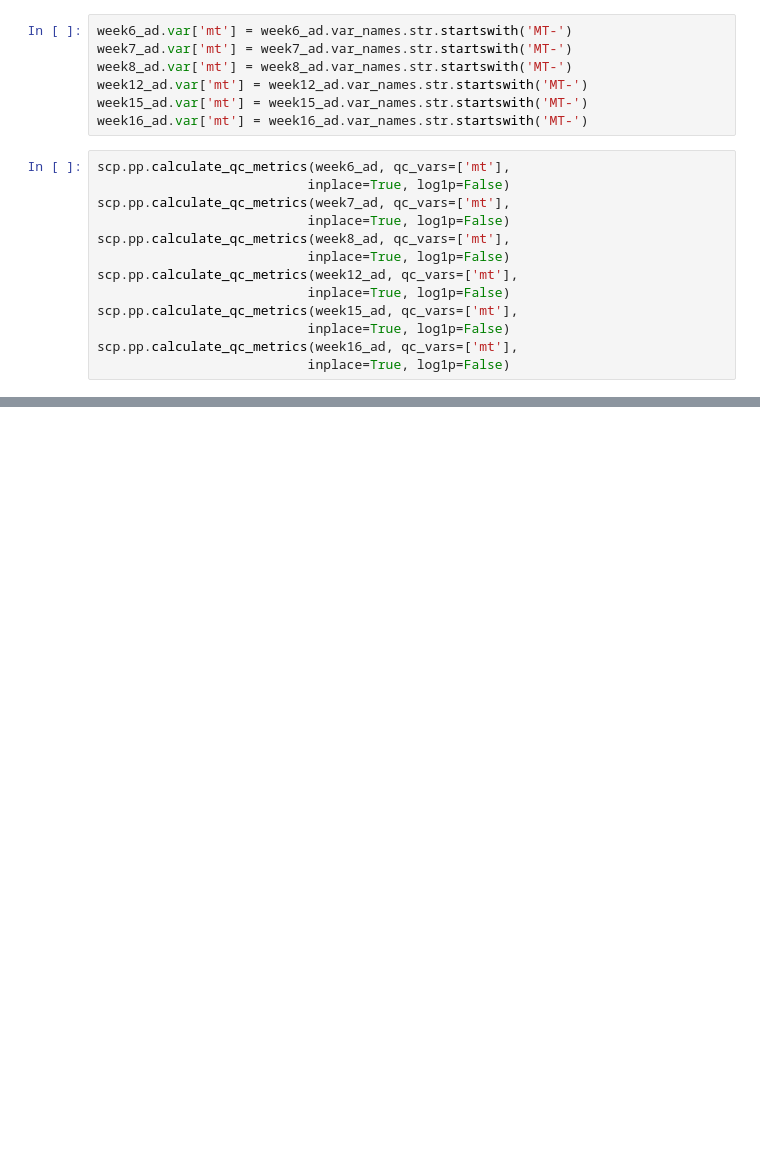
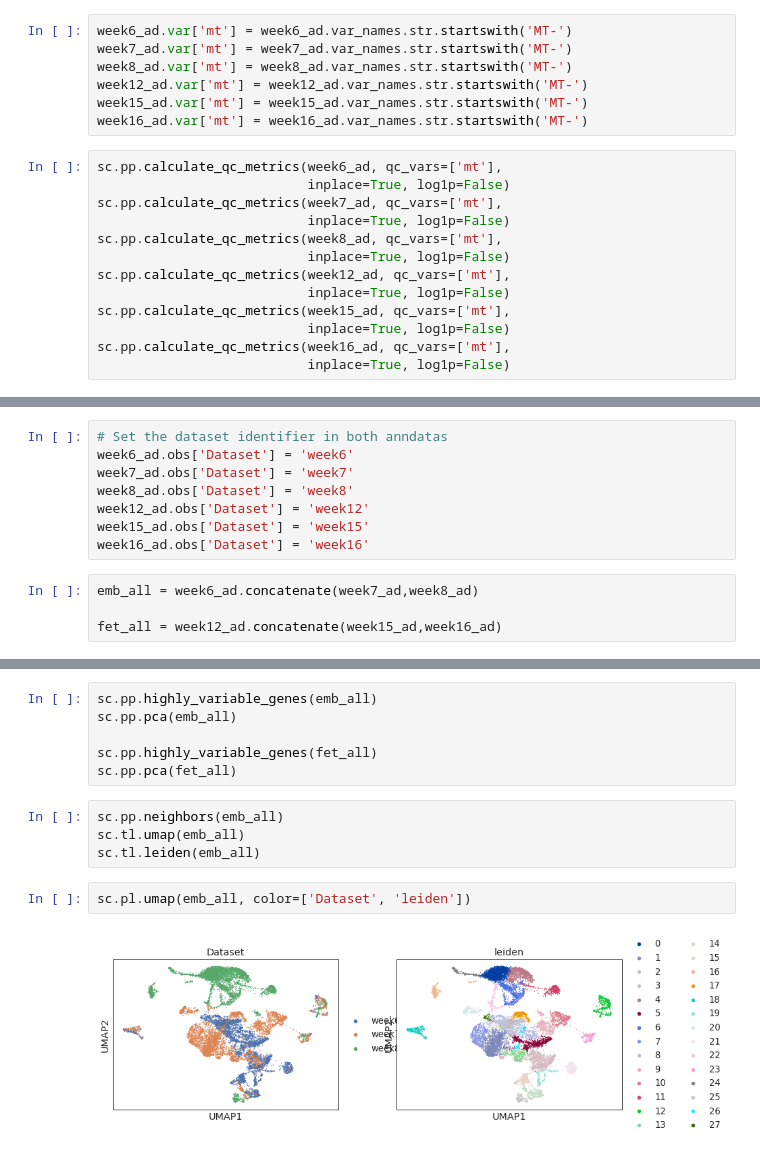
Before and after one commit to bchansen3/sc-testis_sum, a Jupyter notebook: sc-data_workup.ipynb, the cells around one changed output, grey strips where cells are left out. Cells and saved outputs as stored; diff of their text form; blank space fills up the shorter version.

```diff
--- a/sc-data_workup.ipynb
+++ b/sc-data_workup.ipynb
@@ -52,16 +43,16 @@ week12_ad.var['mt'] = week12_ad.var_names.str.startswith('MT-')
 week15_ad.var['mt'] = week15_ad.var_names.str.startswith('MT-')
 week16_ad.var['mt'] = week16_ad.var_names.str.startswith('MT-')
 # %%
-scp.pp.calculate_qc_metrics(week6_ad, qc_vars=['mt'],
+sc.pp.calculate_qc_metrics(week6_ad, qc_vars=['mt'],
                            inplace=True, log1p=False)
-scp.pp.calculate_qc_metrics(week7_ad, qc_vars=['mt'],
+sc.pp.calculate_qc_metrics(week7_ad, qc_vars=['mt'],
                            inplace=True, log1p=False)
-scp.pp.calculate_qc_metrics(week8_ad, qc_vars=['mt'],
+sc.pp.calculate_qc_metrics(week8_ad, qc_vars=['mt'],
                            inplace=True, log1p=False)
-scp.pp.calculate_qc_metrics(week12_ad, qc_vars=['mt'],
+sc.pp.calculate_qc_metrics(week12_ad, qc_vars=['mt'],
                            inplace=True, log1p=False)
-scp.pp.calculate_qc_metrics(week15_ad, qc_vars=['mt'],
+sc.pp.calculate_qc_metrics(week15_ad, qc_vars=['mt'],
                            inplace=True, log1p=False)
-scp.pp.calculate_qc_metrics(week16_ad, qc_vars=['mt'],
+sc.pp.calculate_qc_metrics(week16_ad, qc_vars=['mt'],
                            inplace=True, log1p=False)
 # %%
@@ -75,0 +65,12 @@ plt.hist(np.log10(week7_ad.obs['total_counts']), 50);
+# %%
+# Set the dataset identifier in both anndatas
+week6_ad.obs['Dataset'] = 'week6'
+week7_ad.obs['Dataset'] = 'week7'
+week8_ad.obs['Dataset'] = 'week8'
+week12_ad.obs['Dataset'] = 'week12'
+week15_ad.obs['Dataset'] = 'week15'
+week16_ad.obs['Dataset'] = 'week16'
+# %%
+emb_all = week6_ad.concatenate(week7_ad,week8_ad)
+
+fet_all = week12_ad.concatenate(week15_ad,week16_ad)
@@ -75,0 +87,14 @@ plt.hist(np.log10(week7_ad.obs['total_counts']), 50);
+# %%
+sc.pp.highly_variable_genes(emb_all)
+sc.pp.pca(emb_all)
+
+sc.pp.highly_variable_genes(fet_all)
+sc.pp.pca(fet_all)
+# %%
+sc.pp.neighbors(emb_all)
+sc.tl.umap(emb_all)
+sc.tl.leiden(emb_all)
+# %%
+sc.pl.umap(emb_all, color=['Dataset', 'leiden'])
+# %% [output]
+[figure, added]
```
Also changed, not shown: parts of 15 cells of this notebook.
